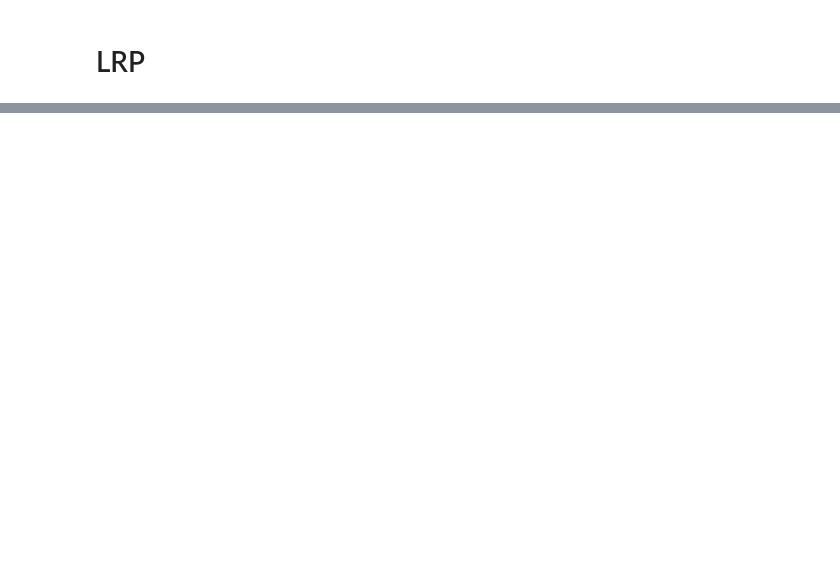
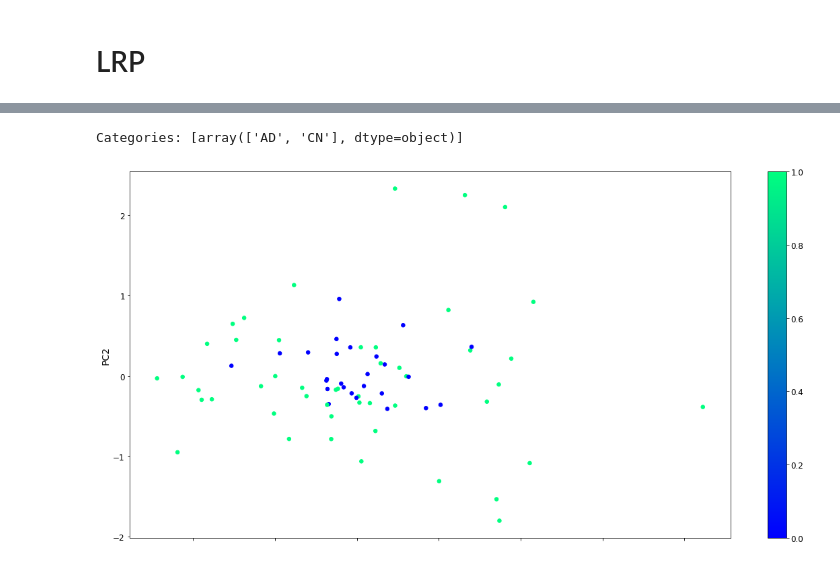
Before and after one commit to ahsanMah/interpretDL, a Jupyter notebook: ADNNI.ipynb, the cells around one changed output, grey strips where cells are left out. Cells and saved outputs as stored; diff of their text form; code cells hidden in the pictures; blank space fills up the shorter version.

```diff
--- a/ADNNI.ipynb
+++ b/ADNNI.ipynb
@@ -743,0 +668,6 @@ plt.xticks(rotation=65, fontsize="small")
+# %%
+from sklearn.decomposition import PCA
+
+pca = PCA(n_components=2)
+
+pca.fit(ALL_lrp)
@@ -743,0 +682,5 @@ plt.xticks(rotation=65, fontsize="small")
+# %%
+X = pca.transform(ALL_lrp)
+df = pd.DataFrame(X, columns=["PC1","PC2"])
+_labels = np.array([np.argmax(x) for x in all_labels])
+df.info()
@@ -743,0 +695,7 @@ plt.xticks(rotation=65, fontsize="small")
+# %%
+df.plot.scatter(x="PC1", y="PC2", s= 30, c=_labels, colormap='winter', figsize=(20,10))
+# plt.legend(["AD", "CN"])
+print("Categories:", hot_encoder.categories_)
+# %% [output]
+Categories: [array(['AD', 'CN'], dtype=object)]
+[figure, added]
```
Also changed, not shown: parts of 29 cells of this notebook.
